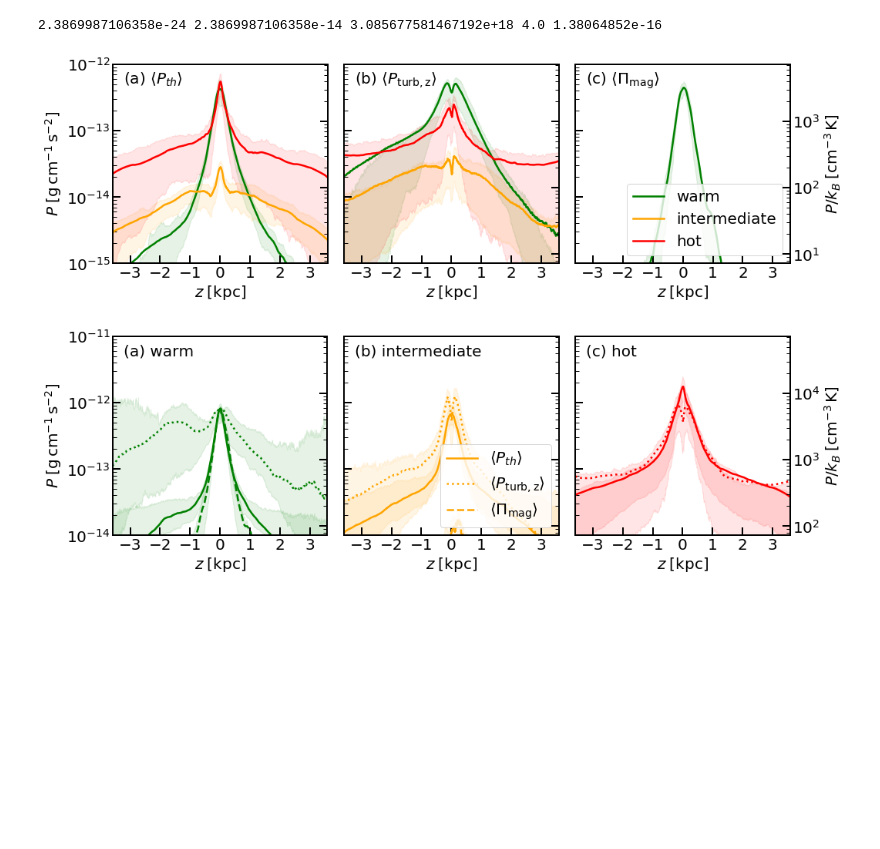
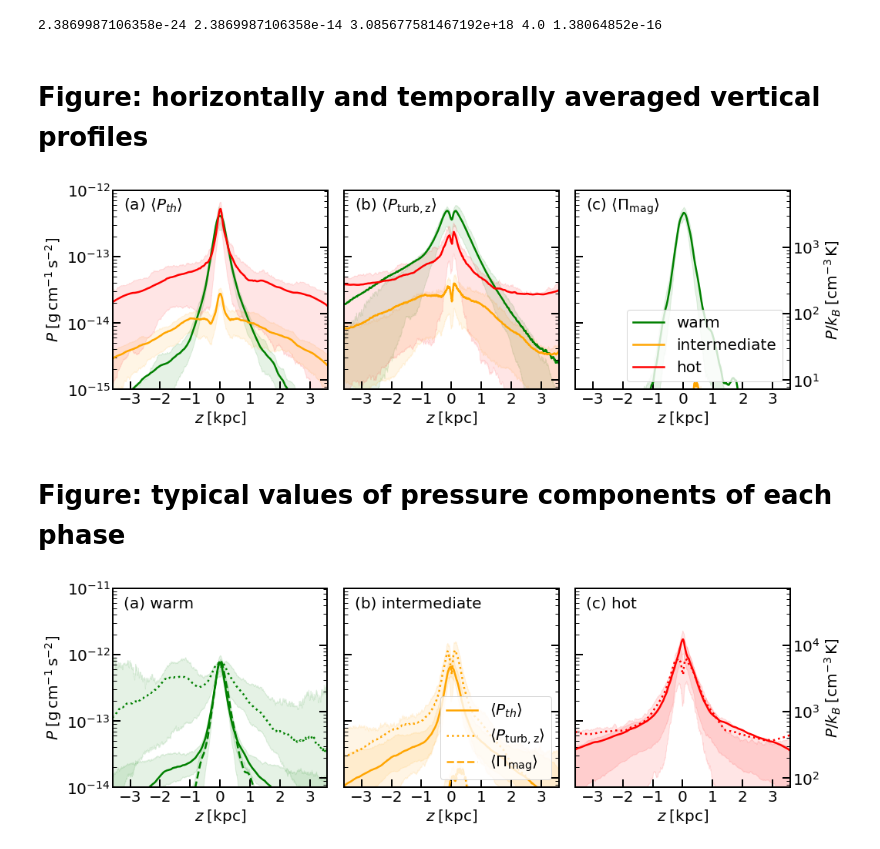
Before and after one commit to changgoo/TIGRESS_outflow, a Jupyter notebook: notebooks/vertical_profiles.ipynb, the cells around one changed output. Drawn from its saved outputs; the diff is of its cells as text; code cells hidden in the pictures; blank space fills up the shorter version.

```diff
--- a/notebooks/vertical_profiles.ipynb
+++ b/notebooks/vertical_profiles.ipynb
@@ -39,8 +29,7 @@ zprof_fnames
+# %%
+zpfname='../data/{}.merged.nc'.format(problem_id)
+data=xr.open_dataset(zpfname)
 # %%
-data=xr.open_dataarray(zprof_fnames[0])
-data.load()
-data.close()
-
 import astropy.constants as c
 import astropy.units as u
 G = c.G.cgs.value
@@ -60,12 +49,6 @@ kb = c.k_B.cgs.value
 print(rho_unit, p_unit, pc, deltaz, kb)
 # %% [output]
 2.3869987106358e-24 2.3869987106358e-14 3.085677581467192e+18 4.0 1.38064852e-16
-# %%
-data=[]
-for zf in zprof_fnames:
-    with xr.open_dataarray(zf) as zp:
-        zp.load()
-        data.append(zp)
 # %%
 phase=['warm','intermediate','hot','total']
 color = ['green','orange','red','black']
@@ -73,8 +56,10 @@ Plabel =[r'$\langle P_{th}\rangle$',r'$\langle P_{\rm turb,z}\rangle$',r'$\langl
 linestyle = ['-','--',':','-.']
 # %%
 to_Myr=(c.pc/(u.km/u.s)).to('Myr').value
-t1=200/to_Myr
-t2=500/to_Myr
+t1=200#/to_Myr
+t2=545#/to_Myr
+# %% [markdown]
+# Figure:  horizontally and temporally averaged vertical profiles
 # %%
 from matplotlib.ticker import MultipleLocator
 
@@ -85,42 +70,44 @@ for j in range(3): axi = np.append(axi, ax[j].twinx())
 
 
 for i in range(3):
-    data_=data[i]
+    data_=data.isel(phase=i+2).to_array(dim='fields')
     zaxis=data_.zaxis
     tot_area=1024*1024
-    Pth=data_.sel(fields=b'P',taxis=slice(t1,t2))
-    Pturb=2.0*data_.sel(fields=b'Ek3',taxis=slice(t1,t2))
-    Pmag=data_.sel(fields=[b'PB1',b'PB2',b'PB3']).sum(dim='fields')-data_.sel(fields=[b'PB3']).sum(dim='fields')*2.0
+    Pth=data_.sel(fields='P',taxis=slice(t1,t2))
+    Pturb=2.0*data_.sel(fields='Ek3',taxis=slice(t1,t2))
+    Pmag=data_.sel(fields=['PB1','PB2','PB3']).sum(dim='fields')-data_.sel(fields=['PB3']).sum(dim='fields')*2.0
     Pmag=Pmag.sel(taxis=slice(t1,t2))
     for j,P in zip(range(3),[Pth,Pturb,Pmag]):
         #print(P.shape)
         qmean=np.nanmean(P*p_unit/tot_area,axis=1)
         q1,q2,q3=np.percentile(P*p_unit/tot_area,[25,50,75],axis=1)
         ax[j].plot(zaxis/1.e3,qmean,label=phase[i], color=color[i])
         #ax[j].plot(zaxis/1.e3,q2,label=label[i], color=color[i],linewidth=2.5,ls='--')
         ax[j].fill_between(zaxis/1.e3,q1,q3,color=color[i],alpha=0.1)
 plt.setp([ax,axi],'yscale','log')
 plt.setp(ax,'xticks',np.arange(-3.,3.5,1.))
 plt.setp(ax,'ylim',(1.e-15,1.e-12))
 plt.setp(axi,'ylim',(1.e-15/kb, 1.e-12/kb))
 plt.setp(ax,'xlim',(-3.584,3.584))
 plt.setp(ax,'xlabel',r'$z\;[{\rm kpc}]$')
 
 plt.setp([ax_.get_yticklabels() for ax_ in ax[1:]],visible=False)
 plt.setp([ax_.get_yticklabels() for ax_ in axi[:-1]],visible=False)
 
 
 ax[0].set_ylabel(r'$P\;[{\rm g\,cm^{-1}\,s^{-2}}]$')
 axi[2].set_ylabel(r'$P/k_B\;[{\rm cm^{-3}\,K}]$')
 ax[2].legend(loc='lower right')
 
 for ax_,alab_,i in zip(ax,'abc',range(3)):
     ax_.text(0.05,0.9,r'({}) {}'.format(alab_,Plabel[i]),transform=ax_.transAxes)
 plt.tight_layout()
 
-plt.savefig("mean_profiles.pdf",bbox_inches='tight',dpi=150)
+plt.savefig("../figures/mean_profiles.pdf",bbox_inches='tight',dpi=150)
 # %% [output]
-[figure, old version]
+[figure, new version]
+# %% [markdown]
+# Figure: typical values of pressure components of each phase
 # %%
 from matplotlib.ticker import MultipleLocator
 linestyle = ['-',':','--']
```
Also changed, not shown: parts of 13 cells of this notebook, 9 other files.
